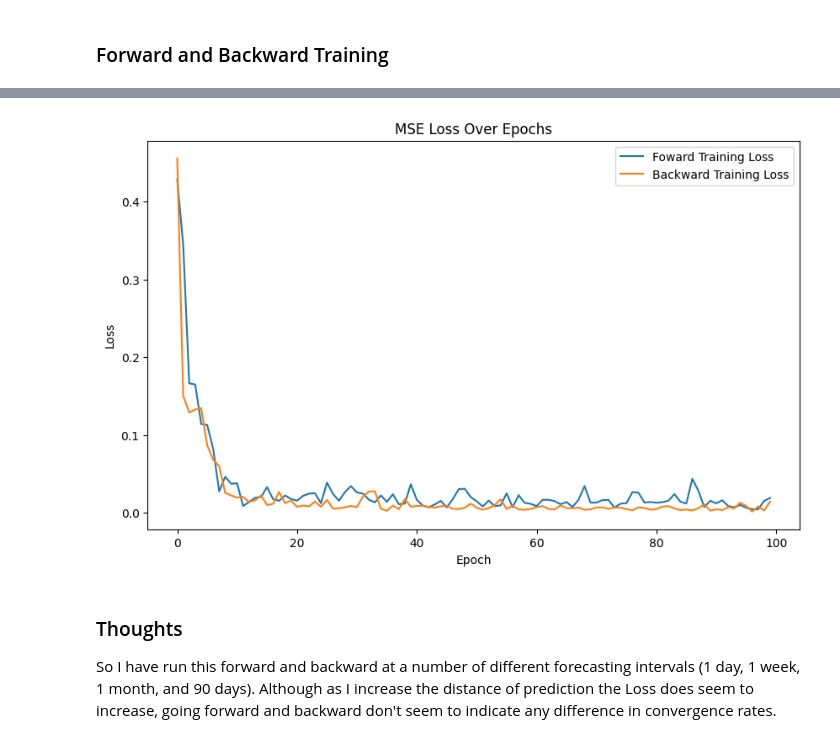
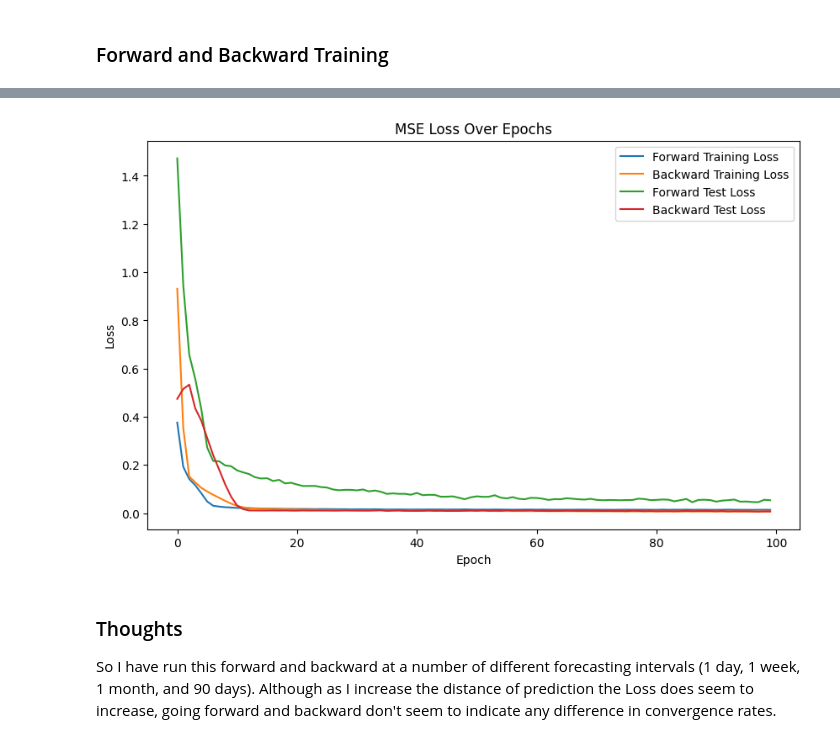
Before and after one commit to ChrisGuarino/PastPredict, a Jupyter notebook: chris_main.ipynb, the cells around one changed output, grey strips where cells are left out. Saved outputs shown, nothing was run; the diff lists cells and outputs as text; code cells hidden in the pictures.

```diff
--- a/chris_main.ipynb
+++ b/chris_main.ipynb
@@ -129,13 +157,14 @@ criterion = nn.MSELoss()
 optimizer = optim.Adam(model.parameters(), lr=0.001)
 num_epochs = 100
 
-loss_values_fwd = training_loop(
+loss_values_fwd_train, loss_values_fwd_test = training_loop(
     num_epochs=num_epochs,
     device=device,
     optimizer=optimizer,
     criterion=criterion,
     model=model,
-    train_loader=train_loader_fwd
+    train_loader=train_loader_fwd,
+    test_loader=test_loader_fwd
               )
 
 # Backward Model Initialization and Training
@@ -144,18 +173,21 @@ criterion = nn.MSELoss()
 optimizer = optim.Adam(model.parameters(), lr=0.001)
 num_epochs = 100
 
-loss_values_bkwd = training_loop(
+loss_values_bkwd_train, loss_values_bkwd_test = training_loop(
     num_epochs=num_epochs,
     device=device,
     optimizer=optimizer,
     criterion=criterion,
     model=model,
-    train_loader=train_loader_bkwd
+    train_loader=train_loader_bkwd,
+    test_loader=test_loader_bkwd
               )
 
 plt.figure(figsize=(10, 6))
-plt.plot(loss_values_fwd, label='Foward Training Loss')
-plt.plot(loss_values_bkwd, label='Backward Training Loss')
+plt.plot(loss_values_fwd_train, label='Forward Training Loss')
+plt.plot(loss_values_bkwd_train, label='Backward Training Loss')
+plt.plot(loss_values_fwd_test, label='Forward Test Loss')
+plt.plot(loss_values_bkwd_test, label='Backward Test Loss')
 plt.xlabel('Epoch')
 plt.ylabel('Loss')
 plt.title('MSE Loss Over Epochs')
@@ -182,4 +214,4 @@ Epoch [100/100], Loss: 0.0147
-[figure, old version]
+[figure, new version]
 # %% [markdown]
 ### Thoughts
 So I have run this forward and backward at a number of different forecasting intervals (1 day, 1 week, 1 month, and 90 days). Although as I increase the distance of prediction the Loss does seem to increase, going forward and backward don't seem to indicate any difference in convergence rates.
```
Also changed, not shown: parts of 5 cells of this notebook.
